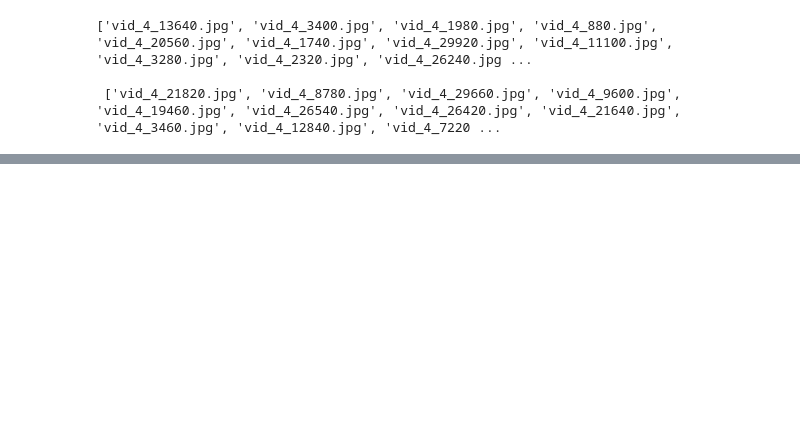
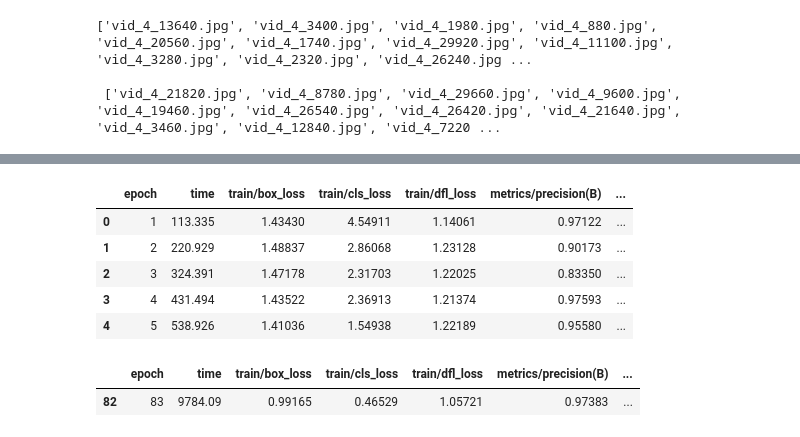
Before and after one commit to SenchouKouri/dpp, a Jupyter notebook: notebooks/main.ipynb, the cells around one changed output, grey strips where cells are left out. Drawn from its saved outputs; the diff is of its cells as text; code cells hidden in the pictures; blank space fills up the shorter version.

Commit message:
Training of base yolo model (mAP50-95: 0.73448)

```diff
--- a/notebooks/main.ipynb
+++ b/notebooks/main.ipynb
@@ -249,0 +271,16 @@ KeyboardInterrupt:
+# %%
+base_results = pd.read_csv(f'../data/raw/{dataset_name}/data/runs/detect/{dataset_name}_nano_base/results.csv')
+
+base_results.head()
+# %% [output]
+|  | epoch | time | train/box_loss | train/cls_loss | train/dfl_loss | metrics/precision(B) | ... |
+| 0 | 1 | 113.335 | 1.43430 | 4.54911 | 1.14061 | 0.97122 | ... |
+| 1 | 2 | 220.929 | 1.48837 | 2.86068 | 1.23128 | 0.90173 | ... |
+| 2 | 3 | 324.391 | 1.47178 | 2.31703 | 1.22025 | 0.83350 | ... |
+| 3 | 4 | 431.494 | 1.43522 | 2.36913 | 1.21374 | 0.97593 | ... |
+| 4 | 5 | 538.926 | 1.41036 | 1.54938 | 1.22189 | 0.95580 | ... |
+# %%
+base_results.loc[base_results['metrics/mAP50-95(B)'] == base_results['metrics/mAP50-95(B)'].max(),:]
+# %% [output]
+|  | epoch | time | train/box_loss | train/cls_loss | train/dfl_loss | metrics/precision(B) | ... |
+| 82 | 83 | 9784.09 | 0.99165 | 0.46529 | 1.05721 | 0.97383 | ... |
```
Also changed, not shown: parts of 3 cells of this notebook, 2 other files.
